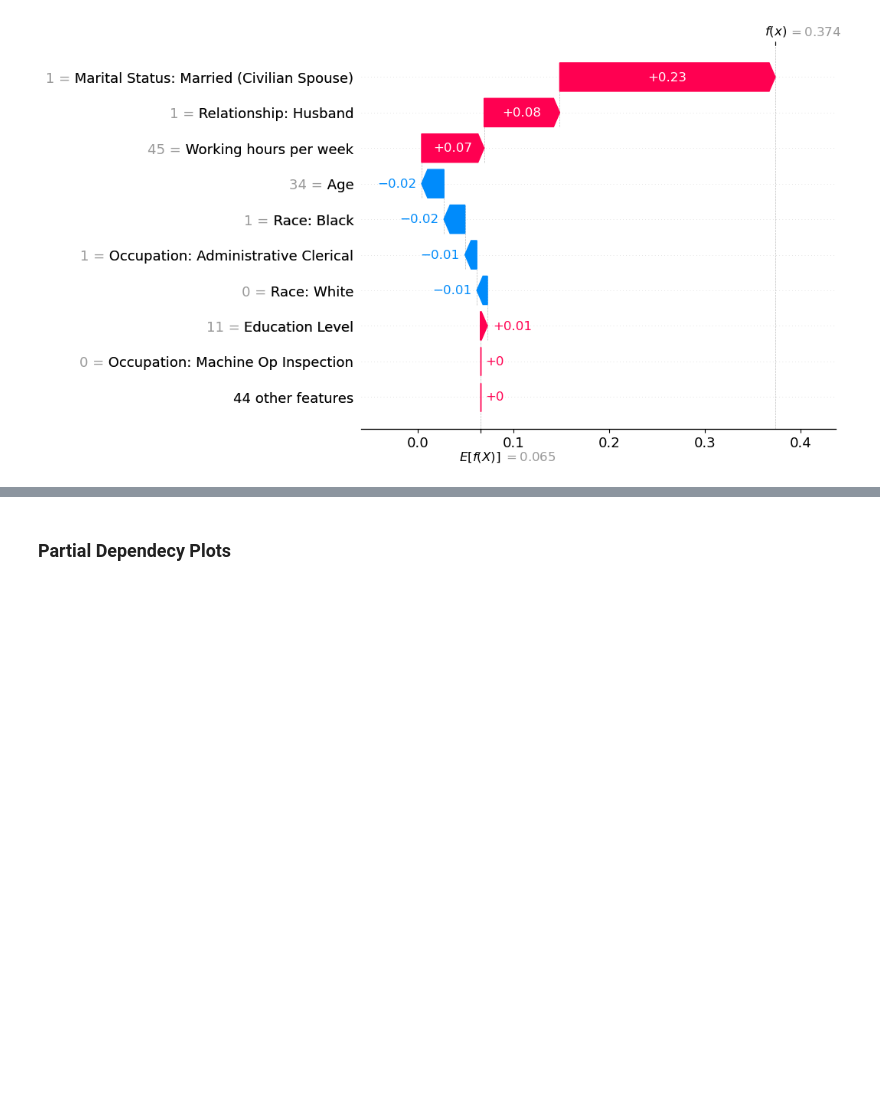
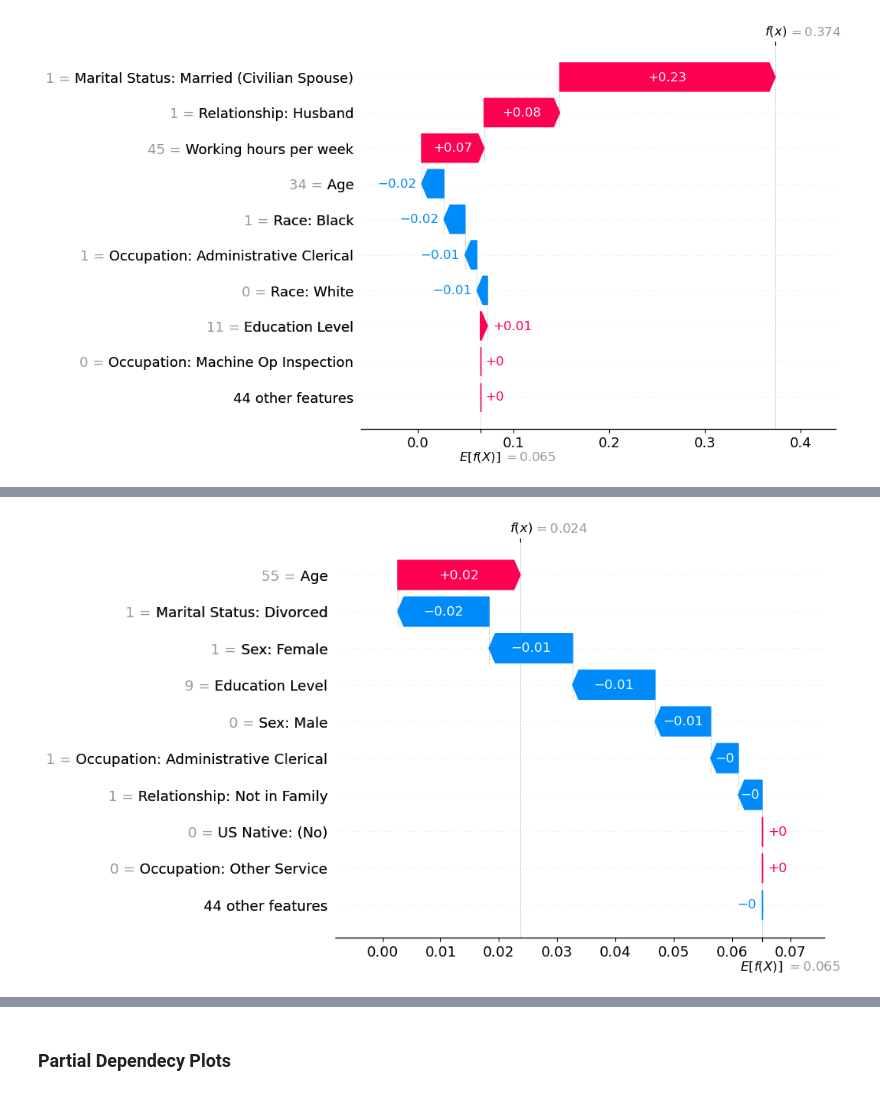
Before and after one commit to nogibjj/IDS705_FinalProject_Lemur_Team, a Jupyter notebook: 30_models/XGBoost.ipynb, the cells around one changed output, grey strips where cells are left out. Saved outputs shown, nothing was run; the diff lists cells and outputs as text; code cells hidden in the pictures; blank space fills up the shorter version.

```diff
--- a/30_models/XGBoost.ipynb
+++ b/30_models/XGBoost.ipynb
@@ -138,0 +139,4 @@ shap.plots.waterfall(shap_values[1000])
+# %%
+shap.plots.waterfall(shap_values[5478])
+# %% [output]
+[figure, added]
```
Also changed, not shown: parts of 4 cells of this notebook, 1 other file.
